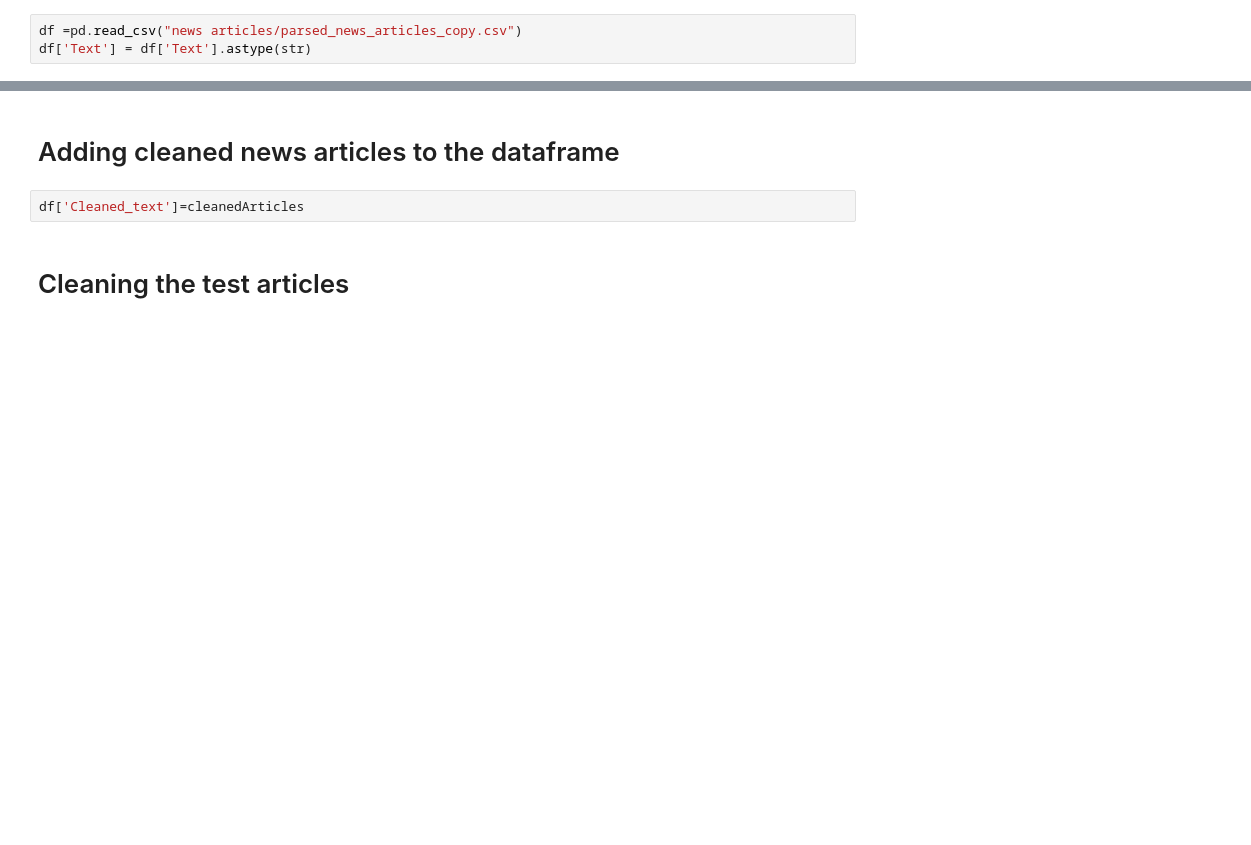
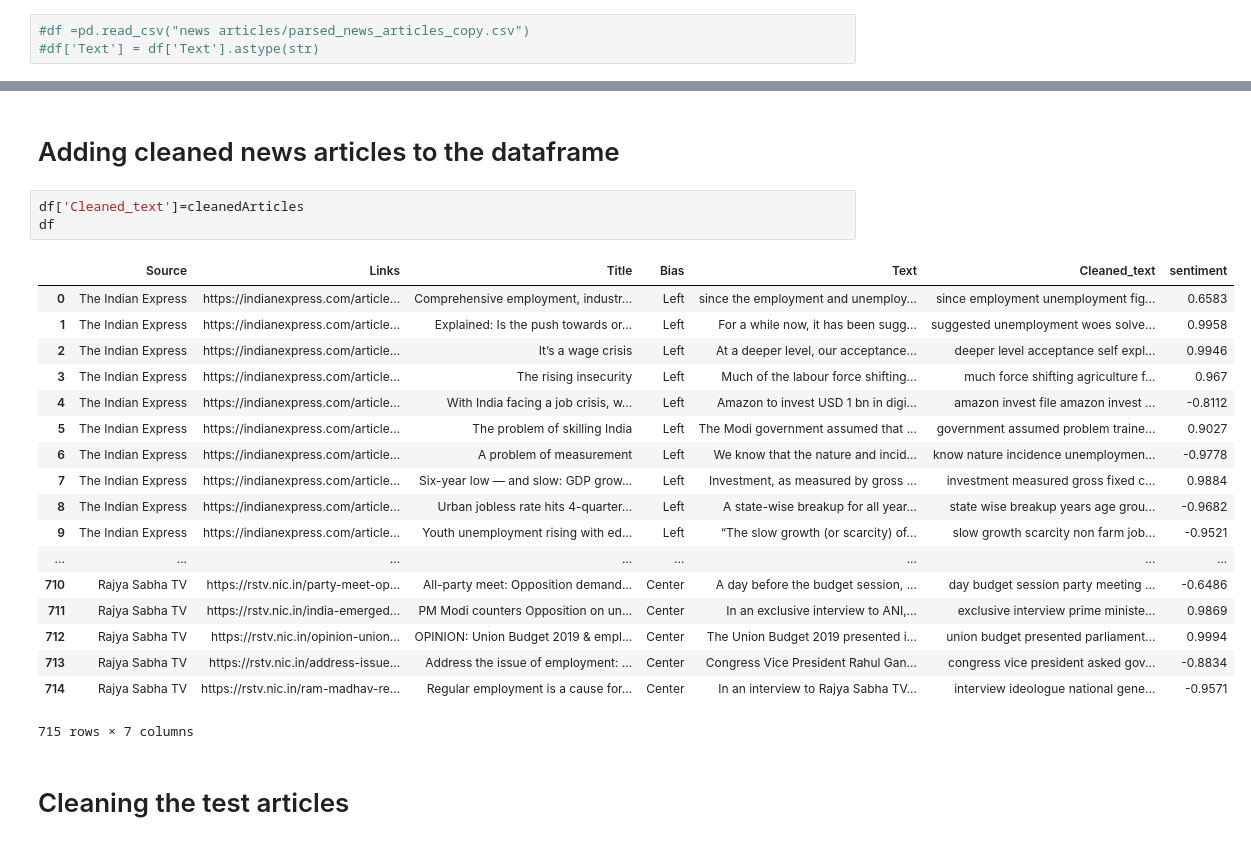
Before and after one commit to akshu98/MinorProjectUD02, a Jupyter notebook: Project.ipynb, the cells around one changed output, grey strips where cells are left out. Cells and saved outputs as stored; diff of their text form; blank space fills up the shorter version.

```diff
--- a/Project.ipynb
+++ b/Project.ipynb
@@ -41,8 +71,8 @@ df.to_csv("news articles/parsed_news_articles.csv",index=None)
 # Reading the news articles into a dataframe
 To avoid parsing articles again
 # %%
-df =pd.read_csv("news articles/parsed_news_articles_copy.csv")
-df['Text'] = df['Text'].astype(str)
+#df =pd.read_csv("news articles/parsed_news_articles_copy.csv")
+#df['Text'] = df['Text'].astype(str)
 # %% [markdown]
 # Text Preprocessor
 # %%
@@ -99,6 +129,26 @@ cleanedArticles
 # Adding cleaned news articles to the dataframe
 # %%
 df['Cleaned_text']=cleanedArticles
+df
+# %% [output]
+|  | Source | Links | Title | Bias | Text | Cleaned_text | sentiment |
+| 0 | The Indian Express | https://indianexpress.com/article... | Comprehensive employment, industr... | Left | since the employment and unemploy... | since employment unemployment fig... | 0.6583 |
+| 1 | The Indian Express | https://indianexpress.com/article... | Explained: Is the push towards or... | Left | For a while now, it has been sugg... | suggested unemployment woes solve... | 0.9958 |
+| 2 | The Indian Express | https://indianexpress.com/article... | It’s a wage crisis | Left | At a deeper level, our acceptance... | deeper level acceptance self expl... | 0.9946 |
+| 3 | The Indian Express | https://indianexpress.com/article... | The rising insecurity | Left | Much of the labour force shifting... | much force shifting agriculture f... | 0.967 |
+| 4 | The Indian Express | https://indianexpress.com/article... | With India facing a job crisis, w... | Left | Amazon to invest USD 1 bn in digi... | amazon invest file amazon invest ... | -0.8112 |
+| 5 | The Indian Express | https://indianexpress.com/article... | The problem of skilling India | Left | The Modi government assumed that ... | government assumed problem traine... | 0.9027 |
+| 6 | The Indian Express | https://indianexpress.com/article... | A problem of measurement | Left | We know that the nature and incid... | know nature incidence unemploymen... | -0.9778 |
+| 7 | The Indian Express | https://indianexpress.com/article... | Six-year low — and slow: GDP grow... | Left | Investment, as measured by gross ... | investment measured gross fixed c... | 0.9884 |
+| 8 | The Indian Express | https://indianexpress.com/article... | Urban jobless rate hits 4-quarter... | Left | A state-wise breakup for all year... | state wise breakup years age grou... | -0.9682 |
+| 9 | The Indian Express | https://indianexpress.com/article... | Youth unemployment rising with ed... | Left | “The slow growth (or scarcity) of... | slow growth scarcity non farm job... | -0.9521 |
+| ... | ... | ... | ... | ... | ... | ... | ... |
+| 710 | Rajya Sabha TV | https://rstv.nic.in/party-meet-op... | All-party meet: Opposition demand... | Center | A day before the budget session, ... | day budget session party meeting ... | -0.6486 |
+| 711 | Rajya Sabha TV | https://rstv.nic.in/india-emerged... | PM Modi counters Opposition on un... | Center | In an exclusive interview to ANI,... | exclusive interview prime ministe... | 0.9869 |
+| 712 | Rajya Sabha TV | https://rstv.nic.in/opinion-union... | OPINION: Union Budget 2019 & empl... | Center | The Union Budget 2019 presented i... | union budget presented parliament... | 0.9994 |
+| 713 | Rajya Sabha TV | https://rstv.nic.in/address-issue... | Address the issue of employment: ... | Center | Congress Vice President Rahul Gan... | congress vice president asked gov... | -0.8834 |
+| 714 | Rajya Sabha TV | https://rstv.nic.in/ram-madhav-re... | Regular employment is a cause for... | Center | In an interview to Rajya Sabha TV... | interview ideologue national gene... | -0.9571 |
+715 rows × 7 columns
 # %% [markdown]
 # Cleaning the test articles
 # %%
```
Also changed, not shown: parts of 10 cells of this notebook, 4 other files.
